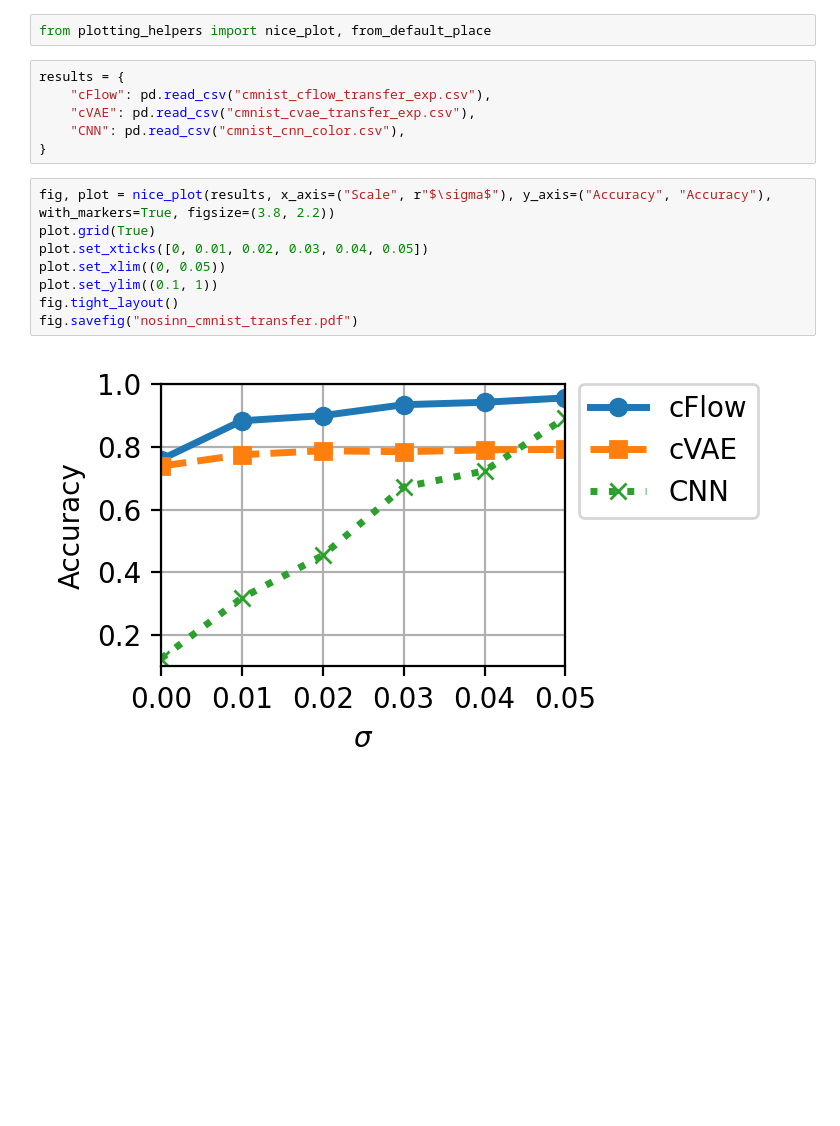
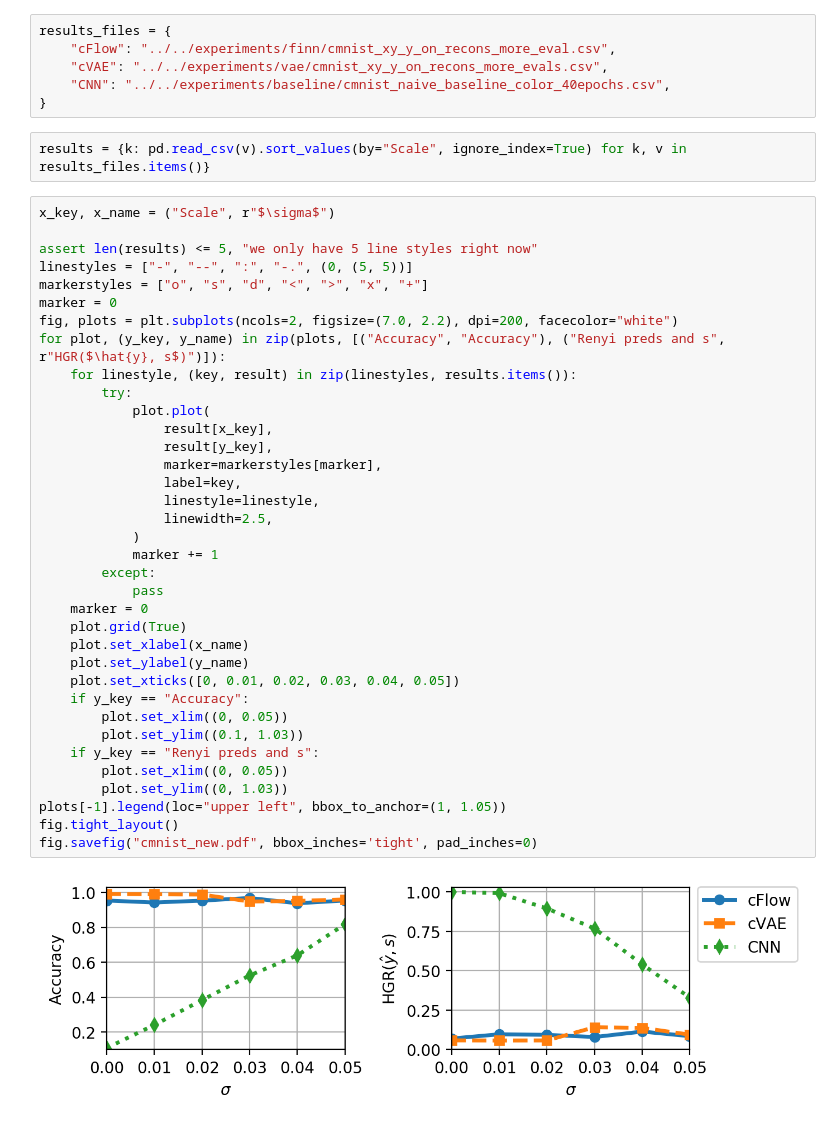
Before and after one commit to wearepal/nifr, a Jupyter notebook: notebooks/eccv20/plot_cmnist.ipynb, the cells around one changed output. Cells and saved outputs as stored; diff of their text form; blank space fills up the shorter version.

Commit message:
Add Ln2L result from CVPR submission

```diff
--- a/notebooks/eccv20/plot_cmnist.ipynb
+++ b/notebooks/eccv20/plot_cmnist.ipynb
@@ -5,18 +5,46 @@ sys.path.append("..")
-# %%
-from plotting_helpers import nice_plot, from_default_place
-# %%
-results = {
-    "cFlow": pd.read_csv("cmnist_cflow_transfer_exp.csv"),
-    "cVAE": pd.read_csv("cmnist_cvae_transfer_exp.csv"),
-    "CNN": pd.read_csv("cmnist_cnn_color.csv"),
-}
-# %%
-fig, plot = nice_plot(results, x_axis=("Scale", r"$\sigma$"), y_axis=("Accuracy", "Accuracy"), with_markers=True, figsize=(3.8, 2.2))
-plot.grid(True)
-plot.set_xticks([0, 0.01, 0.02, 0.03, 0.04, 0.05])
-plot.set_xlim((0, 0.05))
-plot.set_ylim((0.1, 1))
-fig.tight_layout()
-fig.savefig("nosinn_cmnist_transfer.pdf")
-# %% [output]
-[figure, removed]
+# %%
+results_files = {
+    "cFlow": "../../experiments/finn/cmnist_xy_y_on_recons_more_eval.csv",
+    "cVAE": "../../experiments/vae/cmnist_xy_y_on_recons_more_evals.csv",
+    "CNN": "../../experiments/baseline/cmnist_naive_baseline_color_40epochs.csv",
+}
+# %%
+results = {k: pd.read_csv(v).sort_values(by="Scale", ignore_index=True) for k, v in results_files.items()}
+# %%
+x_key, x_name = ("Scale", r"$\sigma$")
+
+assert len(results) <= 5, "we only have 5 line styles right now"
+linestyles = ["-", "--", ":", "-.", (0, (5, 5))]
+markerstyles = ["o", "s", "d", "<", ">", "x", "+"]
+marker = 0
+fig, plots = plt.subplots(ncols=2, figsize=(7.0, 2.2), dpi=200, facecolor="white")
+for plot, (y_key, y_name) in zip(plots, [("Accuracy", "Accuracy"), ("Renyi preds and s", r"HGR($\hat{y}, s$)")]):
+    for linestyle, (key, result) in zip(linestyles, results.items()):
+        try:
+            plot.plot(
+                result[x_key],
+                result[y_key],
+                marker=markerstyles[marker],
+                label=key,
+                linestyle=linestyle,
+                linewidth=2.5,
+            )
+            marker += 1
+        except:
+            pass
+    marker = 0
+    plot.grid(True)
+    plot.set_xlabel(x_name)
+    plot.set_ylabel(y_name)
+    plot.set_xticks([0, 0.01, 0.02, 0.03, 0.04, 0.05])
+    if y_key == "Accuracy":
+        plot.set_xlim((0, 0.05))
+        plot.set_ylim((0.1, 1.03))
+    if y_key == "Renyi preds and s":
+        plot.set_xlim((0, 0.05))
+        plot.set_ylim((0, 1.03))
+plots[-1].legend(loc="upper left", bbox_to_anchor=(1, 1.05))
+fig.tight_layout()
+fig.savefig("cmnist_new.pdf", bbox_inches='tight', pad_inches=0)
+# %% [output]
+[figure, added]
```
Also changed, not shown: parts of 1 cell of this notebook, 4 other files.
